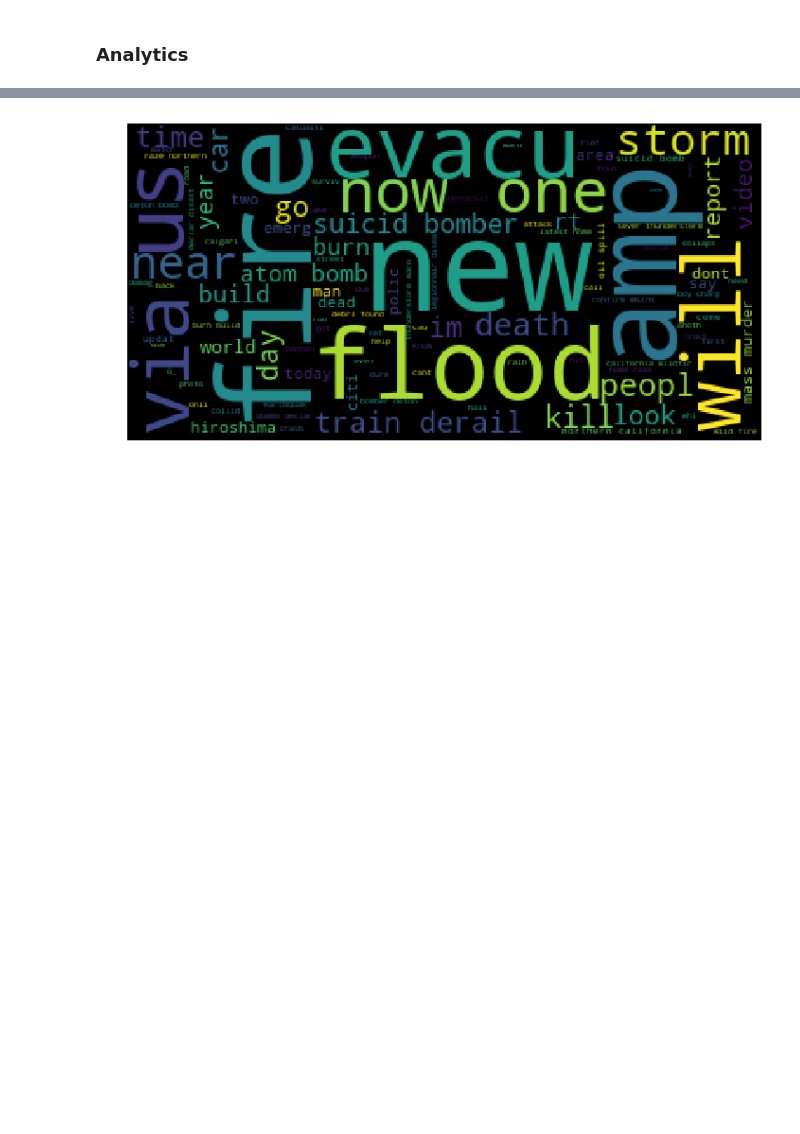
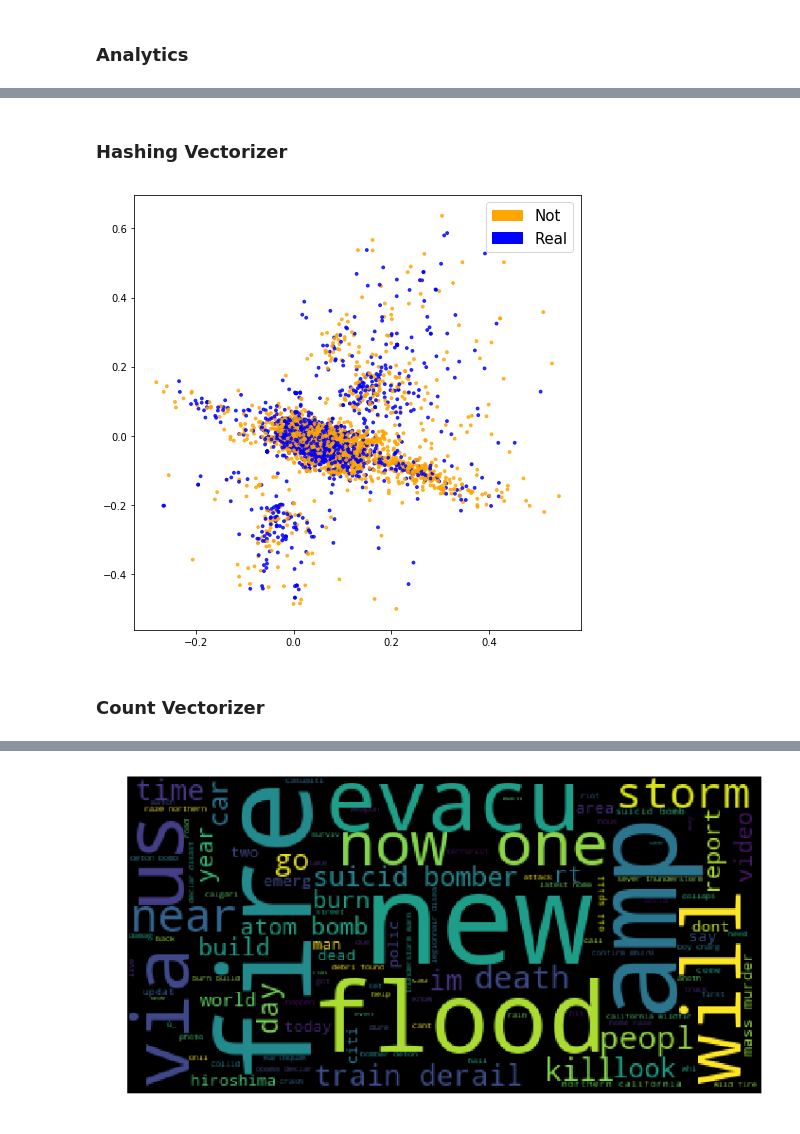
Before and after one commit to AzizMosbah/Disaster-tweets-clf-competition, a Jupyter notebook: Modeling/Disaster tweets.ipynb, the cells around one changed output, grey strips where cells are left out. Drawn from its saved outputs; the diff is of its cells as text; code cells hidden in the pictures; blank space fills up the shorter version.

Commit message:
Visualization for the vectorizers

```diff
--- a/Modeling/Disaster tweets.ipynb
+++ b/Modeling/Disaster tweets.ipynb
@@ -76,0 +79,15 @@ plt.show()
+# %% [markdown]
+### Hashing Vectorizer
+# %%
+X_train, X_test, y_train, y_test = tfidf_pipeline('/Users/azizbenmosbah/PycharmProjects/nlp-getting-started/Data/train.csv', vectorizer = "hash")
+# %%
+X_train_hash = X_train.loc[:,X_train.columns[5:]]
+X_test_hash = X_test.loc[:,X_test.columns[5:]]
+# %%
+fig = plt.figure(figsize=(8, 8))
+plot_LSA(X_train_hash, y_train)
+plt.show()
+# %% [output]
+[figure, added]
+# %% [markdown]
+### Count Vectorizer
```
Also changed, not shown: parts of 7 cells of this notebook, 2 other files.
